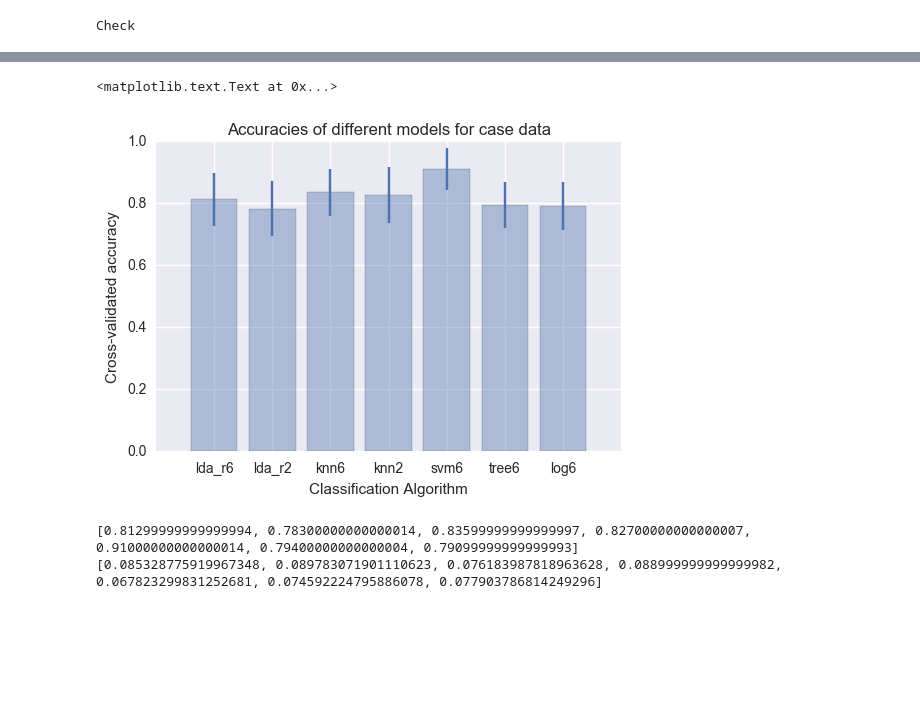
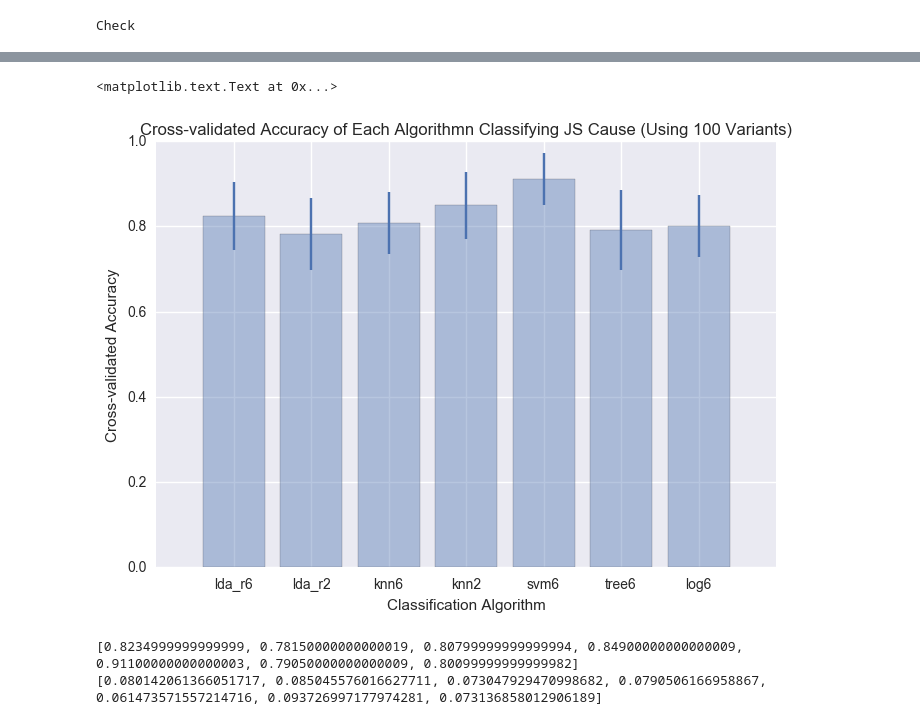
Before and after one commit to UW-Biol419-Wi2017/ciliary_proteomes_and_js_exomes, a Jupyter notebook: Hank Testing Code 8.ipynb, the cells around one changed output, grey strips where cells are left out. Saved outputs shown, nothing was run; the diff lists cells and outputs as text; code cells hidden in the pictures; blank space fills up the shorter version.

```diff
--- a/Hank Testing Code 8.ipynb
+++ b/Hank Testing Code 8.ipynb
@@ -79,7 +79,7 @@ from sklearn.tree import DecisionTreeClassifier
 from sklearn.linear_model import LogisticRegression
 
 testfrac = 0.2
-reps = 50
+reps = 100
 
 lda_r6_scores = cross_val_class_accuracy(LinearDiscriminantAnalysis(),
                                           variants, cause, 6,
@@ -252,28 +254,29 @@ logistic6_scores = cross_val_class_accuracy(LogisticRegression(),
 # %%
 classifiers = ('lda_r6', 'lda_r2', 'knn6', 'knn2', 'svm6', 'tree6', 'log6')
 scores = [lda_r6_scores.mean(), lda_r2_scores.mean(),
           knn6_scores.mean(), knn2_scores.mean(),
          svm6_scores.mean(), tree6_scores.mean(),
          logistic6_scores.mean()]
 scores_err = [lda_r6_scores.std(), lda_r2_scores.std(),
           knn6_scores.std(), knn2_scores.std(),
          svm6_scores.std(), tree6_scores.std(),
              logistic6_scores.std()]
 
 
 plt.bar(range(len(classifiers)), scores,
         yerr=scores_err,
         align='center', alpha=0.4,)
 plt.title('Accuracies of different models for case data')
 plt.xticks(range(len(classifiers)), classifiers)
-plt.ylabel('Cross-validated accuracy')
+plt.ylabel('Cross-validated Accuracy')
 plt.xlabel('Classification Algorithm')
+plt.title('Cross-validated Accuracy of Each Algorithmn Classifying JS Cause (Using 100 Variants)')
 # %% [output]
 <matplotlib.text.Text at 0x...>
-[figure, old version]
+[figure, new version]
 # %%
 print(scores)
 print(scores_err)
 # %% [output]
-[0.81299999999999994, 0.78300000000000014, 0.83599999999999997, 0.82700000000000007, 0.91000000000000014, 0.79400000000000004, 0.79099999999999993]
-[0.085328775919967348, 0.089783071901110623, 0.076183987818963628, 0.088999999999999982, 0.067823299831252681, 0.074592224795886078, 0.077903786814249296]
+[0.8234999999999999, 0.78150000000000019, 0.80799999999999994, 0.84900000000000009, 0.91100000000000003, 0.79050000000000009, 0.80099999999999982]
+[0.080142061366051717, 0.085045576016627711, 0.073047929470998682, 0.0790506166958867, 0.061473571557214716, 0.093726997177974281, 0.073136858012906189]
```
Also changed, not shown: parts of 7 cells of this notebook, 1 other file.
